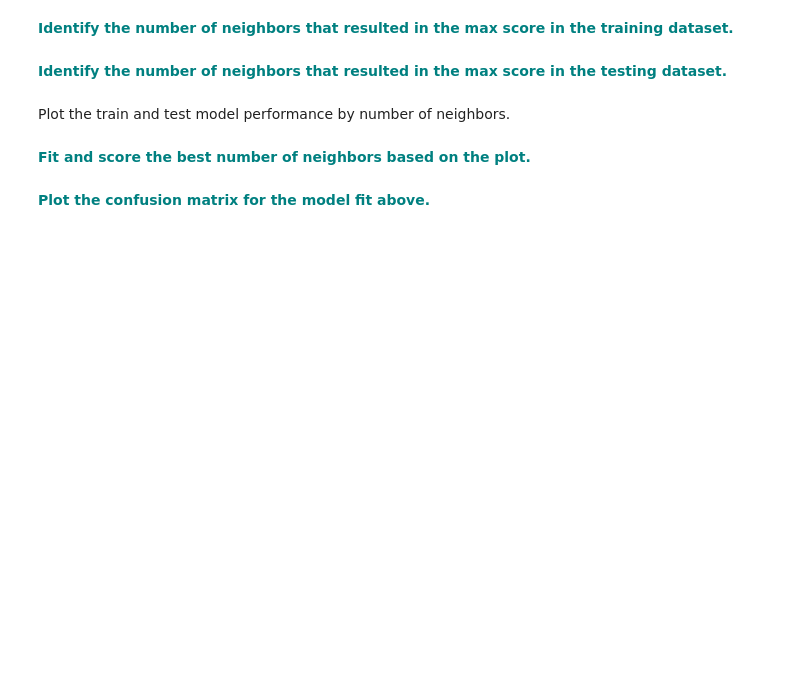
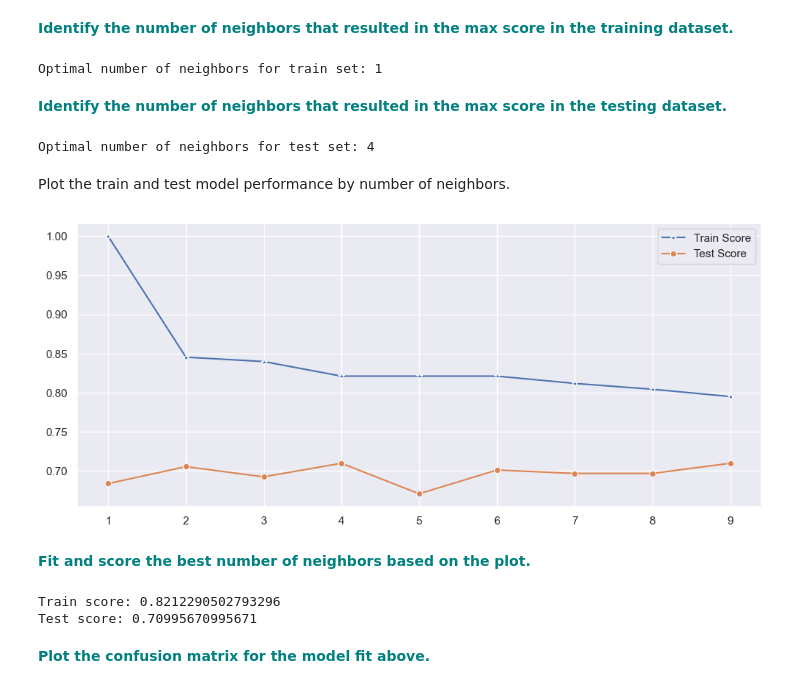
Before and after one commit to mdgarber/GridSearchKnn, a Jupyter notebook: 1600185186_GridSearchKNN_Case_Study/GridSearchKNN_Case_Study.ipynb, the cells around one changed output. Saved outputs shown, nothing was run; the diff lists cells and outputs as text; code cells hidden in the pictures; blank space fills up the shorter version.

```diff
--- a/1600185186_GridSearchKNN_Case_Study/GridSearchKNN_Case_Study.ipynb
+++ b/1600185186_GridSearchKNN_Case_Study/GridSearchKNN_Case_Study.ipynb
@@ -119,6 +119,12 @@ y = diabetes_data['Outcome'].copy()
 X = diabetes_data.drop(columns='Outcome')
 # %% [markdown]
 **<font color='teal'> Create a 70/30 train and test split. </font>**
+# %%
+# import sklearn train test split
+from sklearn.model_selection import train_test_split
+
+# create train test split
+X_train, X_test, y_train, y_test = train_test_split(X, y, test_size=0.30, random_state=42)
 # %% [markdown]
 **<font color='teal'> Using Sklearn, standarize the magnitude of the features by scaling the values. </font>**
 # %% [markdown]
@@ -144,15 +185,47 @@ for i in range(1,10):
 # %% [markdown]
 **<font color='teal'> Identify the number of neighbors that resulted in the max score in the training dataset. </font>**
+# %%
+# Display best number of neighbors - train set
+max_val = max(train_scores)
+best_num_neighbors = train_scores.index(max_val) + 1
+print("Optimal number of neighbors for train set: " + str(best_num_neighbors))
+# %% [output]
+Optimal number of neighbors for train set: 1
 # %% [markdown]
 **<font color='teal'> Identify the number of neighbors that resulted in the max score in the testing dataset. </font>**
+# %%
+# Display best number of neighbors - test set
+max_val = max(test_scores)
+best_num_neighbors = test_scores.index(max_val) + 1
+print("Optimal number of neighbors for test set: " + str(best_num_neighbors))
+# %% [output]
+Optimal number of neighbors for test set: 4
 # %% [markdown]
 Plot the train and test model performance by number of neighbors.
 # %%
 plt.figure(figsize=(12,5))
-p = sns.lineplot(range(1,10),train_scores,marker='*',label='Train Score')
-p = sns.lineplot(range(1,10),test_scores,marker='o',label='Test Score')
+p = sns.lineplot(x=range(1,10), y=train_scores, marker='*', label='Train Score')
+p = sns.lineplot(x=range(1,10), y=test_scores, marker='o', label='Test Score')
+# %% [output]
+[figure, added]
 # %% [markdown]
 **<font color='teal'> Fit and score the best number of neighbors based on the plot. </font>**
+# %%
+# instantiate knn model with optimal num of neighbors (i.e. 4 in this case)
+knn = KNeighborsClassifier(best_num_neighbors)
+
+# fit
+knn.fit(X_train,y_train)
+
+# score
+train_score_hp = knn.score(X_train,y_train)
+test_score_hp = knn.score(X_test,y_test)
+
+# print results
+print('Train score: ' + str(train_score_hp) + '\nTest score: ' + str(test_score_hp) + '\n')
+# %% [output]
+Train score: 0.8212290502793296
+Test score: 0.70995670995671
 # %%
 from sklearn.metrics import confusion_matrix
 y_pred = knn.predict(X_test)
```
Also changed, not shown: parts of 9 cells of this notebook.
